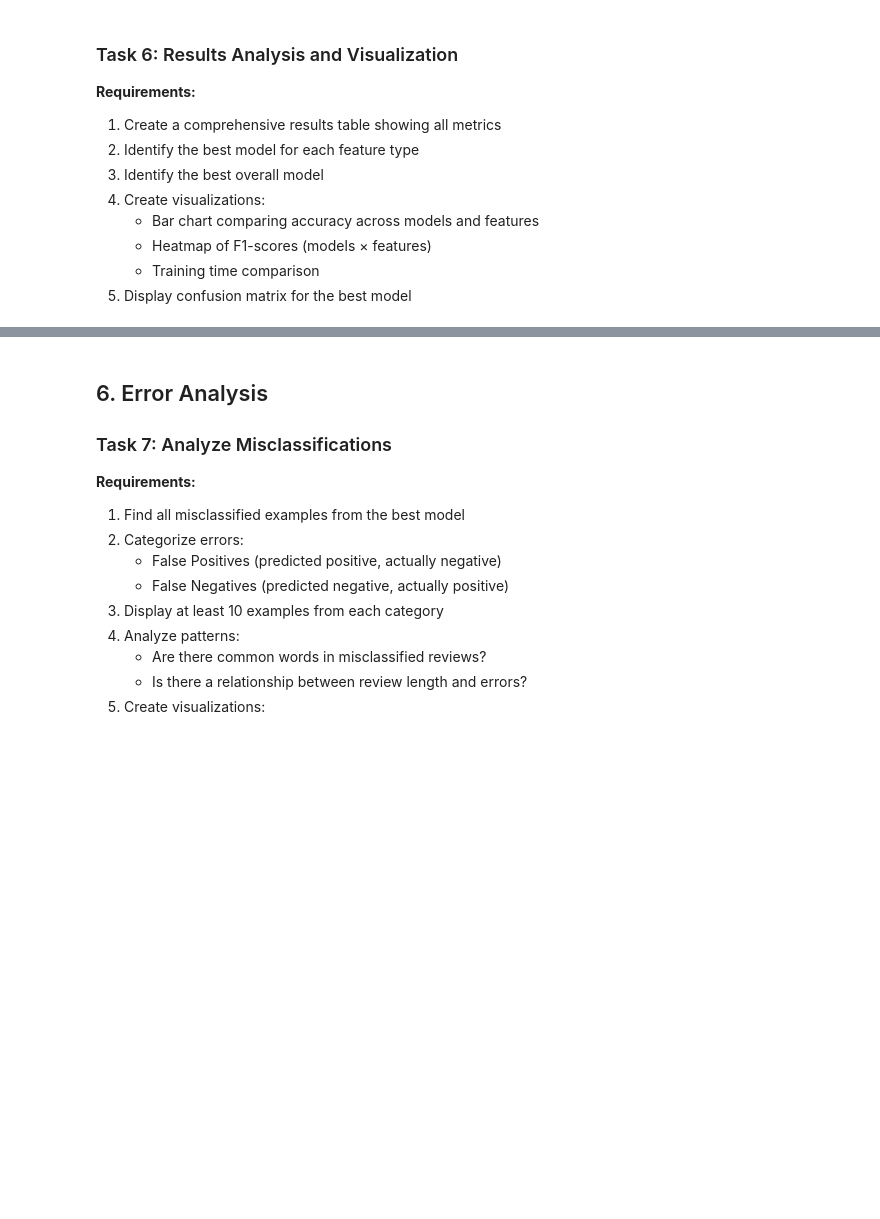
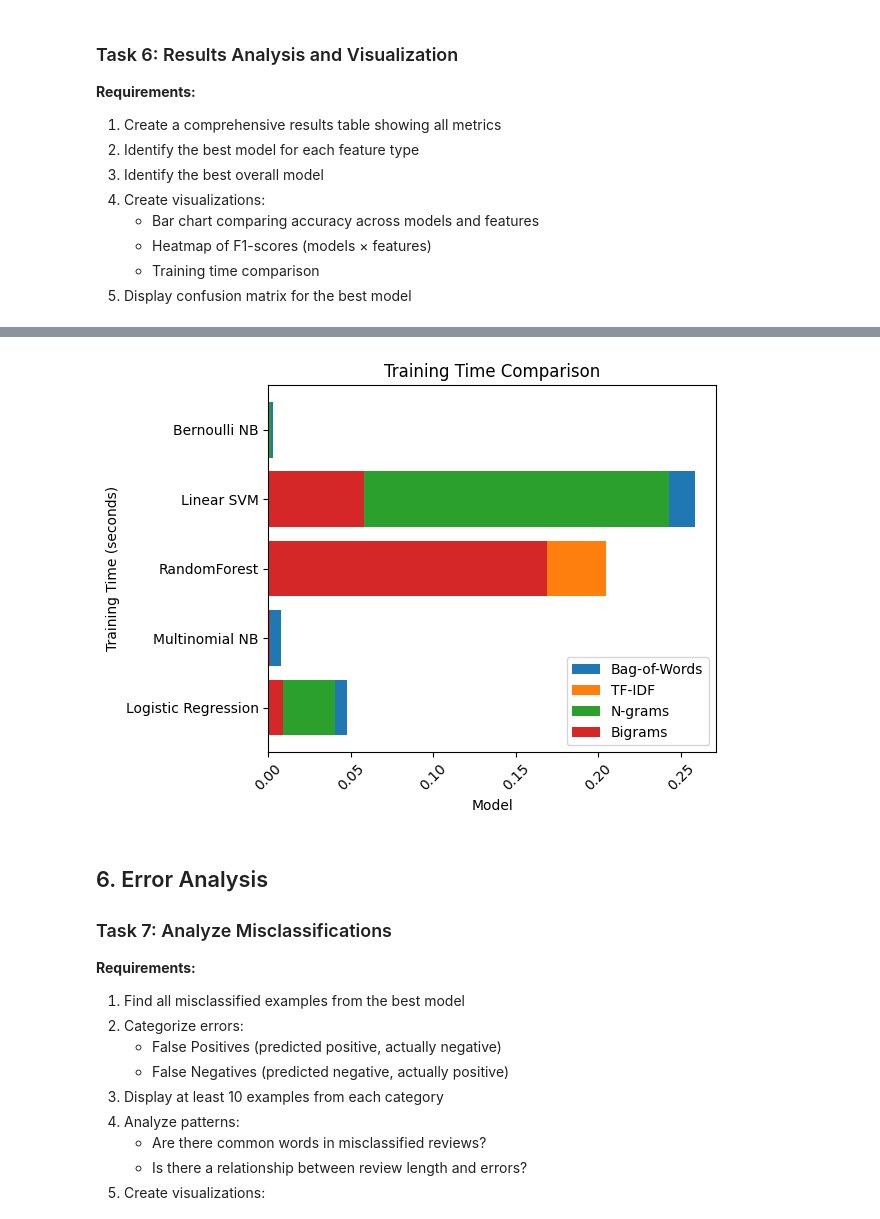
Before and after one commit to gooners006/MSE, a Jupyter notebook: NLP501/NLP_Lab02_Extra_Requirements.ipynb, the cells around one changed output, grey strips where cells are left out. Cells and saved outputs as stored; diff of their text form; code cells hidden in the pictures; blank space fills up the shorter version.

```diff
--- a/NLP501/NLP_Lab02_Extra_Requirements.ipynb
+++ b/NLP501/NLP_Lab02_Extra_Requirements.ipynb
@@ -571,3 +915,18 @@ NameError: name 'X_train_bow' is not defined
+# %%
+plt.figure()
+for feature in results_df["Feature_Type"].unique():
+    subset = results_df[results_df["Feature_Type"] == feature]
+    plt.barh(subset["Model"], subset["Training_Time_sec"], label=feature)
+
+plt.xlabel("Model")
+plt.ylabel("Training Time (seconds)")
+plt.title("Training Time Comparison")
+plt.legend()
+plt.xticks(rotation=45)
+plt.tight_layout()
+plt.show()
+# %% [output]
+[figure, added]
 # %%
 # TODO: Display confusion matrix for best model
 
```
Also changed, not shown: parts of 18 cells of this notebook, 5 other files.
